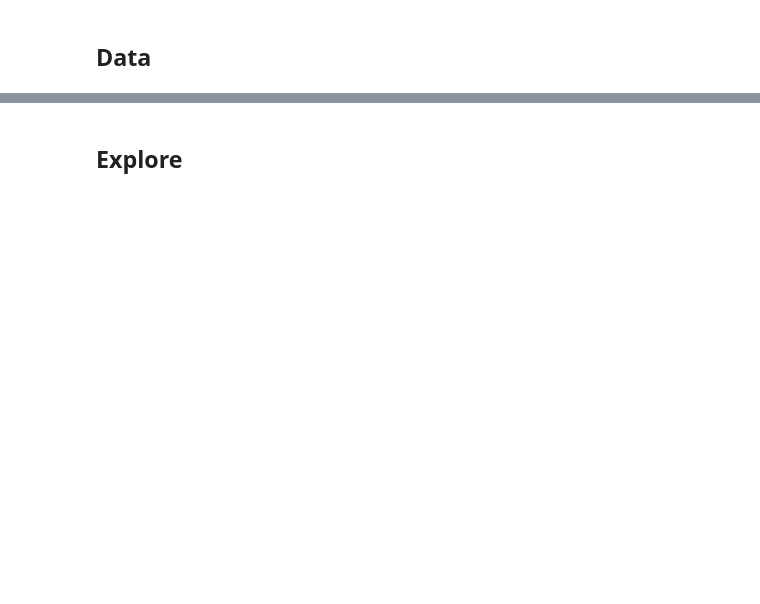
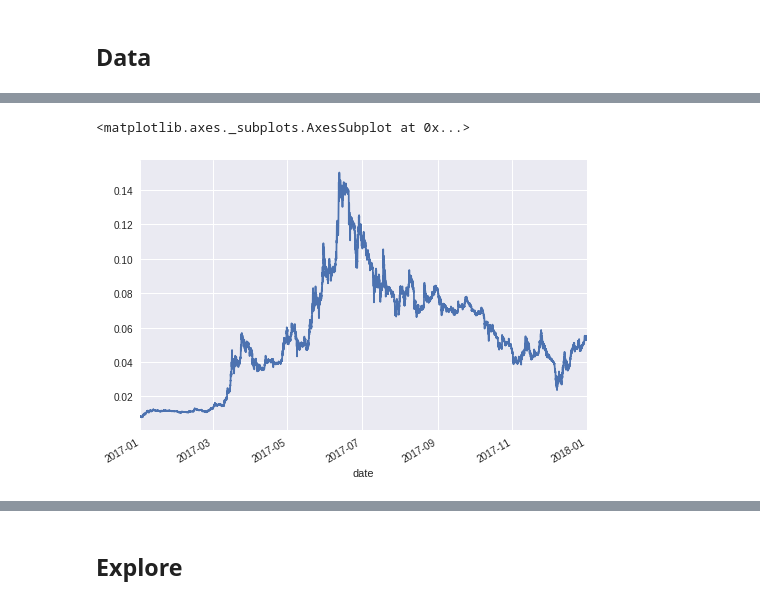
Before and after one commit to bfortuner/punisher, a Jupyter notebook: poloniex.ipynb, the cells around one changed output, grey strips where cells are left out. Saved outputs shown, nothing was run; the diff lists cells and outputs as text; code cells hidden in the pictures; blank space fills up the shorter version.

```diff
--- a/poloniex.ipynb
+++ b/poloniex.ipynb
@@ -20,13 +12,0 @@ print (LTC)
-# %%
-# Load historical data from Poloniex
-sess = TimeSeries()
-
-# Parameters
-pair = ('BTC', 'LTC')    # (market, coin)
-period = 86400           # candle stick period in seconds
-start = '4/2/2014'       # dd/mm/year
-end =  '11/2/2014'       # dd/mm/year
-
-# Get time series data from Poloniex and load into pandas dataframe
-sess.getData(pair, period, start, end)
-sess.show()
@@ -84 +117,9 @@ def download_bulk(coins, fiat, exchange, frequency):
+# %%
+# Absolute
+absolute = download_absolute_prices(market, coin, exchange, period, start_time, end_time)
+absolute = load_historical_prices(market, coin, exchange, period)
+absolute.data['close'].plot()
+# %% [output]
+<matplotlib.axes._subplots.AxesSubplot at 0x...>
+[figure, added]
 # %%
```
Also changed, not shown: parts of 30 cells of this notebook, 2 other files.
